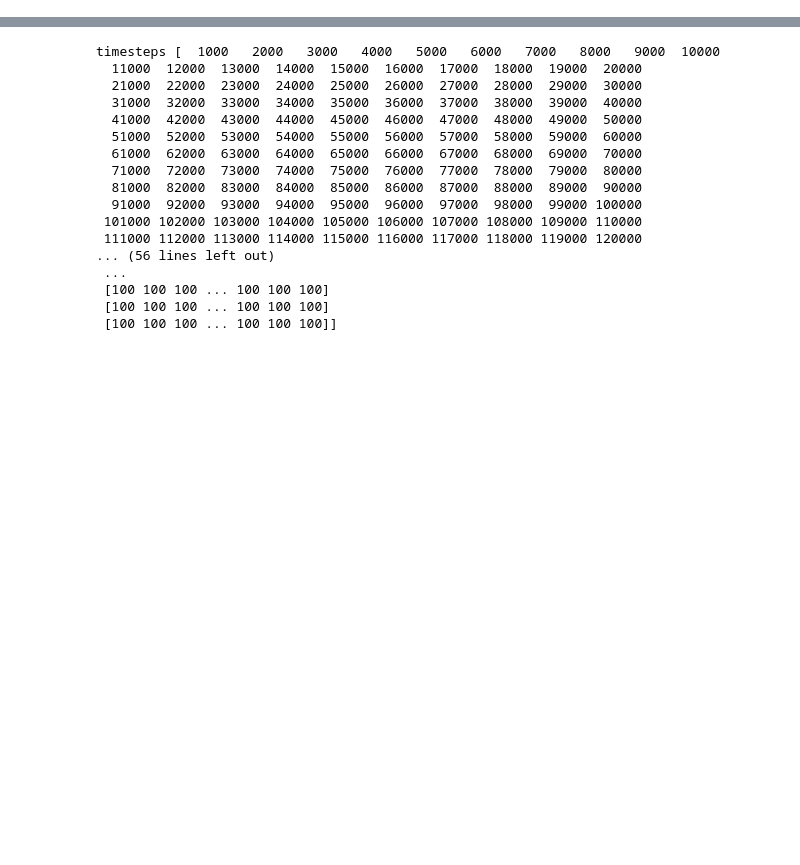
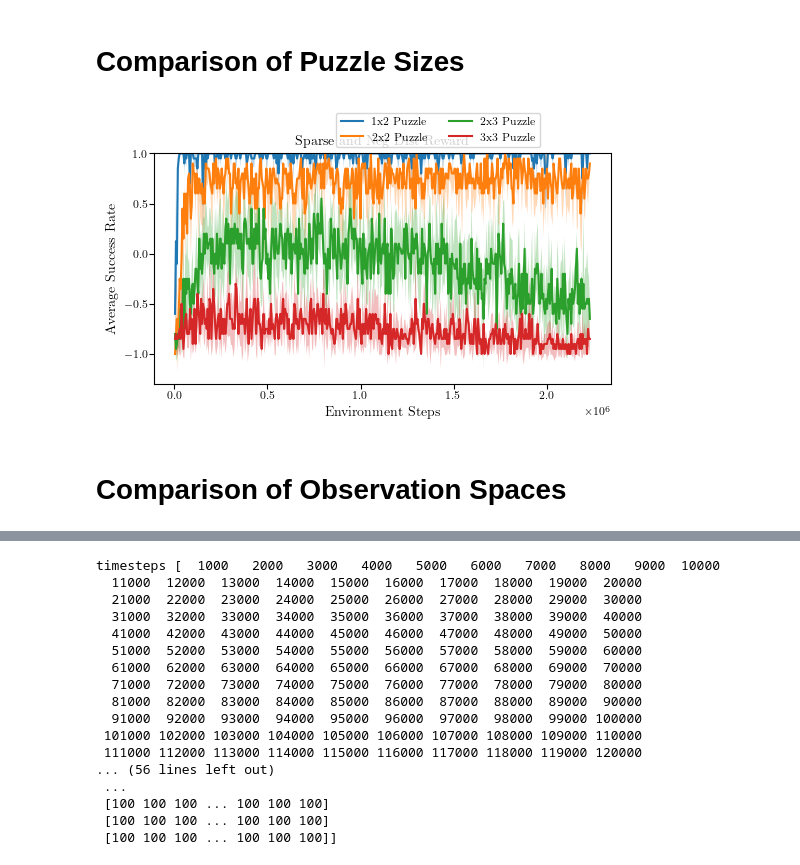
Before and after one commit to rosa-wolf/Multi-Phase-Skill-Learning-SlidingPuzzle, a Jupyter notebook: eval_data.ipynb, the cells around one changed output, grey strips where cells are left out. Cells and saved outputs as stored; diff of their text form; code cells hidden in the pictures; blank space fills up the shorter version.

```diff
--- a/eval_data.ipynb
+++ b/eval_data.ipynb
@@ -70,3 +70,5 @@ def gather_data(path, x, idx):
         y_data_succ[i] = success_rate
 
     return y_data_returns, y_data_succ
+# %% [markdown]
+# **Comparison of Puzzle Sizes**
@@ -72,0 +95,50 @@ def gather_data(path, x, idx):
+# %%
+x = np.load(path_3x3[0], mmap_mode='r')["timesteps"]
+idx = np.where(x <= 2230000)
+x = x[idx]
+
+returns_1x2, succ_1x2 = gather_data(path_1x2, x, idx)
+returns_2x2, succ_2x2 = gather_data(path_2x2, x, idx)
+returns_2x3, succ_2x3 = gather_data(path_2x3, x, idx)
+returns_3x3, succ_3x3 = gather_data(path_3x3, x, idx)
+
+mean_succ_1x2, std_succ_1x2 = compute_mean_std(x, succ_1x2)
+mean_succ_2x2, std_succ_2x2 = compute_mean_std(x, succ_2x2)
+mean_succ_2x3, std_succ_2x3 = compute_mean_std(x, succ_2x3)
+mean_succ_3x3, std_succ_3x3 = compute_mean_std(x, succ_3x3)
+# %%
+fig, ax = plt.subplots(1, 1, figsize=(TEXTWIDTH +0.1, TEXTWIDTH * (5**.5 - 1.2) / 2))
+
+ax.plot(x, mean_succ_1x2, label="1x2 Puzzle")
+ax.fill_between(x, mean_succ_1x2 + std_succ_1x2, mean_succ_1x2 - std_succ_1x2, alpha=0.3)
+
+ax.plot(x, mean_succ_2x2, label="2x2 Puzzle")
+ax.fill_between(x, mean_succ_2x2 + std_succ_1x2, mean_succ_2x2 - std_succ_2x2, alpha=0.3)
+
+ax.plot(x, mean_succ_2x3, label="2x3 Puzzle")
+ax.fill_between(x, mean_succ_2x3 + std_succ_2x3, mean_succ_2x3 - std_succ_2x3, alpha=0.3)
+
+ax.plot(x, mean_succ_3x3, label="3x3 Puzzle")
+ax.fill_between(x, mean_succ_3x3 + std_succ_3x3, mean_succ_3x3 - std_succ_3x3, alpha=0.3)
+
+ax.set_ylim(top=1.)
+ax.set_title("Sparse and Neg Dist Reward")
+
+#ax[0, 0].set_xticklabels([])
+
+#for i in range(2):
+#    for j in range(3):
+#        ax[i, j].locator_params(axis='y', nbins=3)
+
+ax.set_xlabel('Environment Steps')
+ax.set_ylabel('Average Success Rate')
+handles, labels = ax.get_legend_handles_labels()
+fig.legend(handles, labels, ncol=2, bbox_to_anchor=(0.79,1.035))
+plt.savefig("Comparison-PuzzleSize.pdf",
+            bbox_inches='tight', dpi=plt.gcf().dpi)#,
+            #dpi=1000)
+plt.show()
+# %% [output]
+[figure, added]
+# %% [markdown]
+# **Comparison of Observation Spaces**
```
Also changed, not shown: parts of 13 cells of this notebook, 12 other files.
